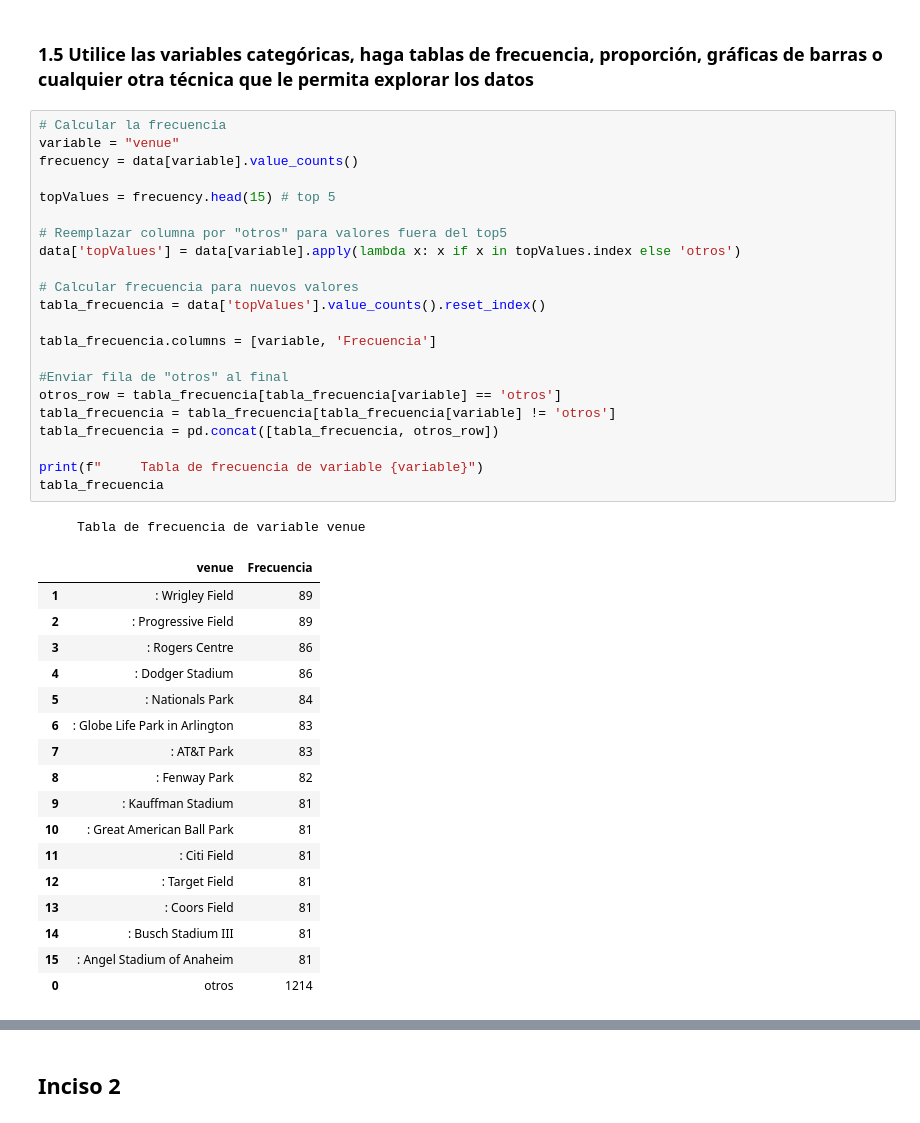
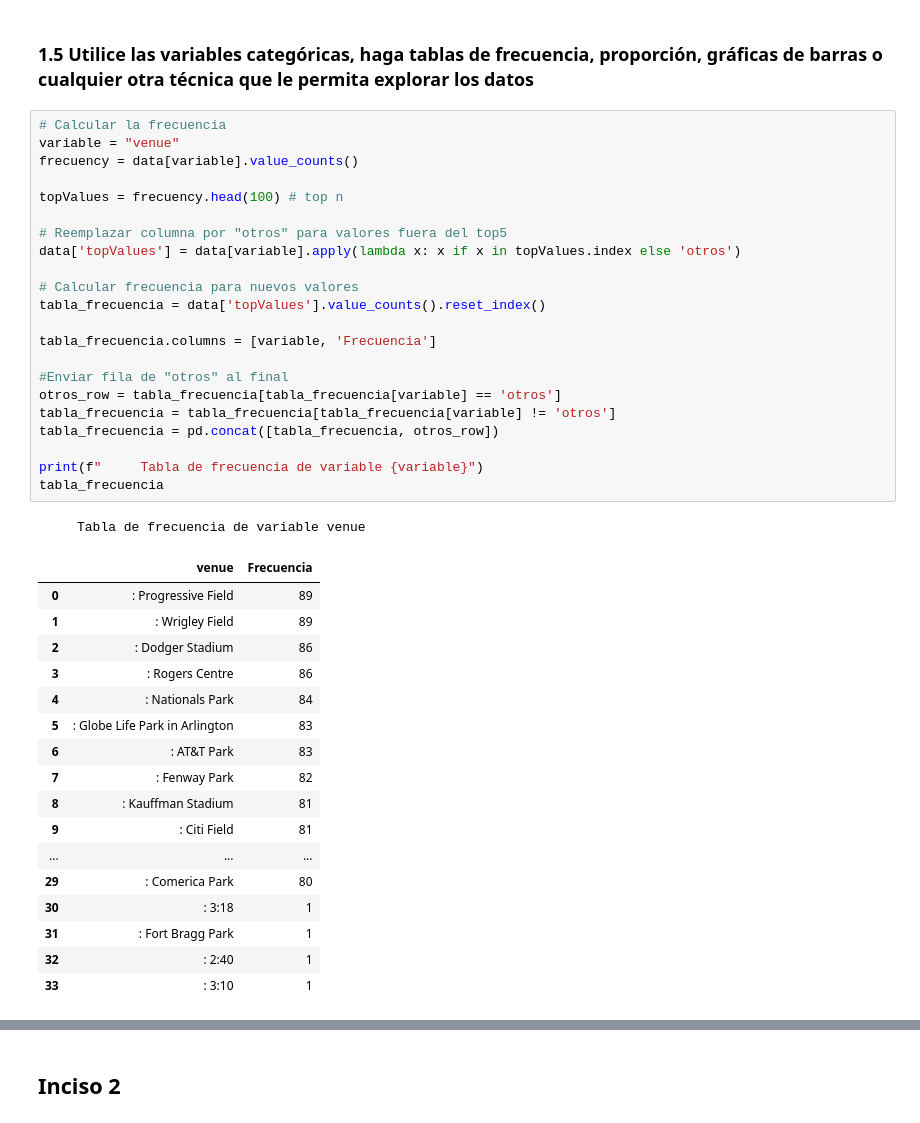
Before and after one commit to Aq202/hdt2_mineria_uvg, a Jupyter notebook: ht2_diego.ipynb, the cells around one changed output, grey strips where cells are left out. Saved outputs shown, nothing was run; the diff lists cells and outputs as text.

```diff
--- a/ht2_diego.ipynb
+++ b/ht2_diego.ipynb
@@ -107,41 +107,41 @@ correlation_matrix
 # %%
 # Calcular la frecuencia
 variable = "venue"
 frecuency = data[variable].value_counts()
 
-topValues = frecuency.head(15) # top 5
+topValues = frecuency.head(100) # top n
 
 # Reemplazar columna por "otros" para valores fuera del top5
 data['topValues'] = data[variable].apply(lambda x: x if x in topValues.index else 'otros')
 
 # Calcular frecuencia para nuevos valores
 tabla_frecuencia = data['topValues'].value_counts().reset_index()
 
 tabla_frecuencia.columns = [variable, 'Frecuencia']
 
 #Enviar fila de "otros" al final
 otros_row = tabla_frecuencia[tabla_frecuencia[variable] == 'otros']
 tabla_frecuencia = tabla_frecuencia[tabla_frecuencia[variable] != 'otros']
 tabla_frecuencia = pd.concat([tabla_frecuencia, otros_row])
 
 print(f"     Tabla de frecuencia de variable {variable}")
 tabla_frecuencia
 # %% [output]
      Tabla de frecuencia de variable venue
 |  | venue | Frecuencia |
+| 0 | : Progressive Field | 89 |
 | 1 | : Wrigley Field | 89 |
-| 2 | : Progressive Field | 89 |
+| 2 | : Dodger Stadium | 86 |
 | 3 | : Rogers Centre | 86 |
-| 4 | : Dodger Stadium | 86 |
-| 5 | : Nationals Park | 84 |
-| 6 | : Globe Life Park in Arlington | 83 |
-| 7 | : AT&T Park | 83 |
-| 8 | : Fenway Park | 82 |
-| 9 | : Kauffman Stadium | 81 |
-| 10 | : Great American Ball Park | 81 |
-| 11 | : Citi Field | 81 |
-| 12 | : Target Field | 81 |
-| 13 | : Coors Field | 81 |
-| 14 | : Busch Stadium III | 81 |
-| 15 | : Angel Stadium of Anaheim | 81 |
-| 0 | otros | 1214 |
+| 4 | : Nationals Park | 84 |
+| 5 | : Globe Life Park in Arlington | 83 |
+| 6 | : AT&T Park | 83 |
+| 7 | : Fenway Park | 82 |
+| 8 | : Kauffman Stadium | 81 |
+| 9 | : Citi Field | 81 |
+| ... | ... | ... |
+| 29 | : Comerica Park | 80 |
+| 30 | : 3:18 | 1 |
+| 31 | : Fort Bragg Park | 1 |
+| 32 | : 2:40 | 1 |
+| 33 | : 3:10 | 1 |
```
Also changed, not shown: parts of 1 cell of this notebook.
